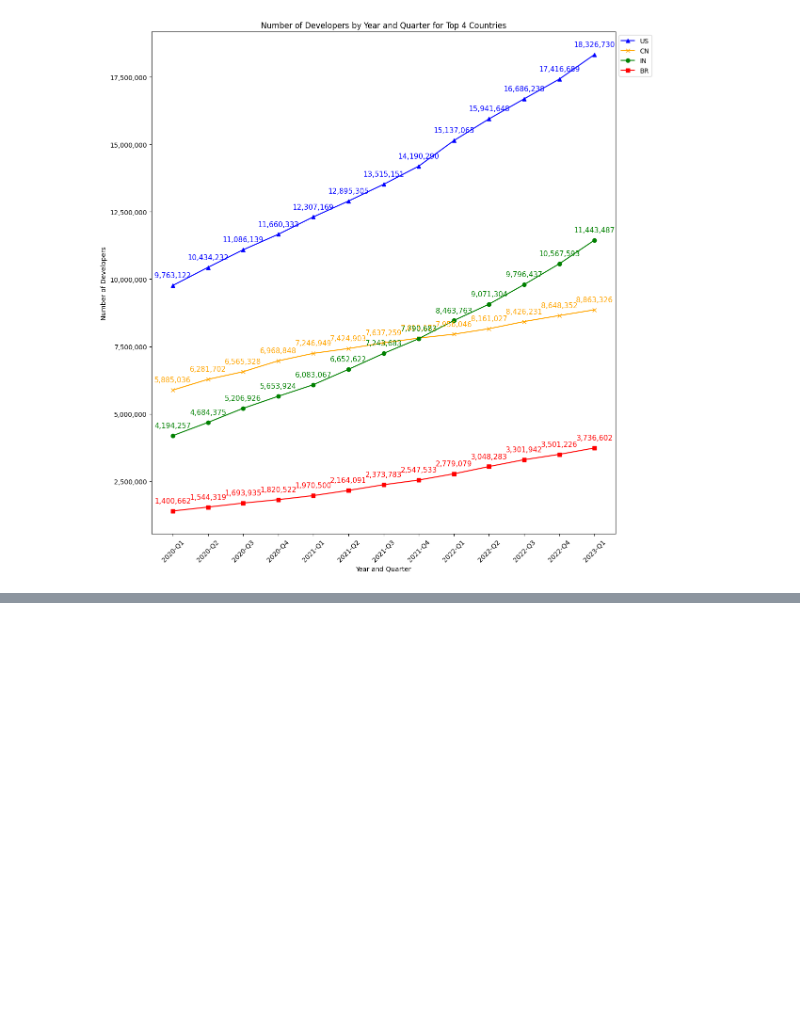
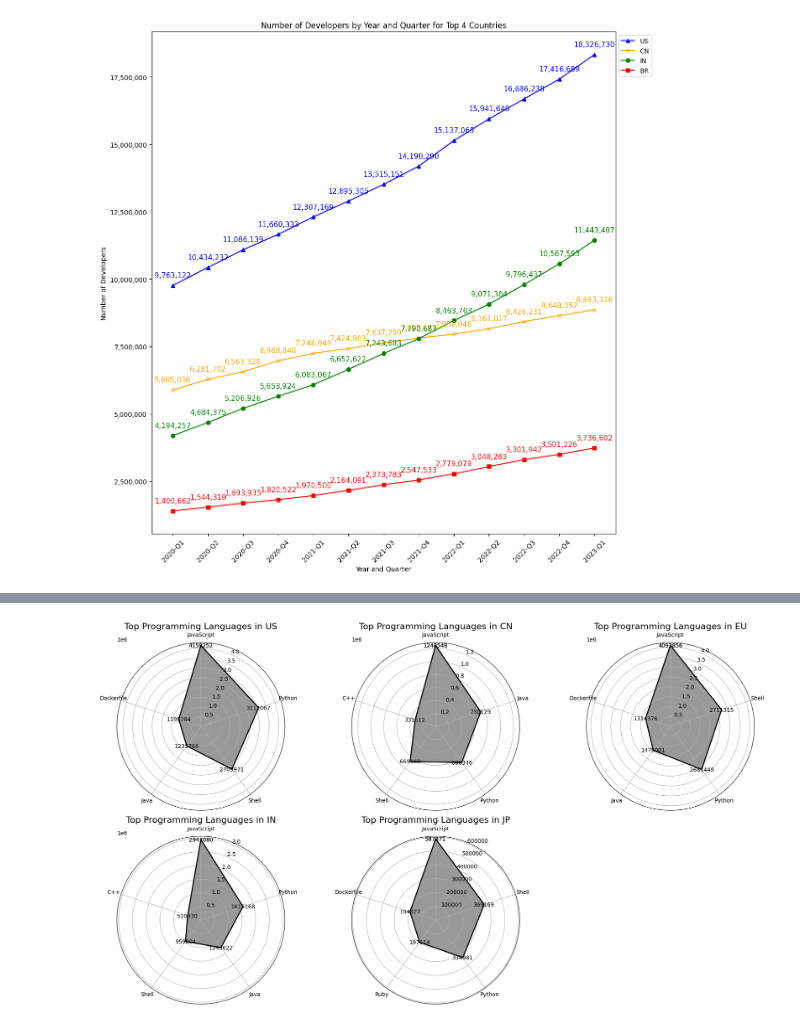
Before and after one commit to BarclayFu/INFSCI2415, a Jupyter notebook: Final_Report.ipynb, the cells around one changed output, grey strips where cells are left out. Drawn from its saved outputs; the diff is of its cells as text; code cells hidden in the pictures; blank space fills up the shorter version.

```diff
--- a/Final_Report.ipynb
+++ b/Final_Report.ipynb
@@ -57,0 +91,67 @@ plt.show()
+# %%
+import numpy as np
+from math import pi
+
+data3 = pd.read_csv('languages.csv')
+# Function to create a radar chart for the top languages in a given economy
+def create_radar_chart(ax, economy_data, title):
+    # Number of variables we're plotting.
+    num_vars = len(economy_data)
+
+    # Compute angle each bar is centered on:
+    angles = np.linspace(0, 2 * pi, num_vars, endpoint=False).tolist()
+    angles += angles[:1]  # Repeat the first value to close the circle
+
+    # The plot is made circular, so we need to "complete the loop"
+    values = economy_data['num_pushers'].tolist()
+    values += values[:1]
+
+    # Draw the outline of our data.
+    ax.set_theta_offset(pi / 2)
+    ax.set_theta_direction(-1)
+
+    # Draw one axe per variable and add labels
+    ax.set_xticks(angles[:-1])
+    ax.set_xticklabels(economy_data['language'])
+
+
+    # Plot data and fill with color
+    ax.plot(angles, values, color='black', linewidth=2, linestyle='solid')
+    ax.fill(angles, values, color='black', alpha=0.4)
+
+    # Add data labels at each point
+    for angle, value in zip(angles, values):
+        ax.text(angle, value, str(value), color='black', ha='center', va='center')
+
+
+    # Add a title with the economy name
+    ax.set_title(title, size=16, color='black', position=(0.5, 1.1))
+
+# Generate the radar charts for each economy
+# Create a 2x3 subplot grid
+fig, axes = plt.subplots(2, 3, figsize=(18, 10), subplot_kw=dict(polar=True))
+
+# Flatten the axes array for easy use
+axes = axes.flatten()
+
+# Iterate over economies and create a radar chart for each
+for i, economy in enumerate(major_economies):
+    # Filter the data for the current economy
+    economy_data = data3[(data3['iso2_code'] == economy) & (data3['language_type'] == 'programming')]
+    # Select the top 5 languages for the current economy
+    top_languages = economy_data.groupby('language')['num_pushers'].sum().nlargest(5).reset_index()
+    # Create the radar chart
+    create_radar_chart(axes[i], top_languages, 'Top Programming Languages in ' + economy)
+
+# Hide the unused subplot (if number of economies is not multiple of 3)
+if len(axes) > len(major_economies):
+    for i in range(len(major_economies), len(axes)):
+        fig.delaxes(axes[i])
+
+# Tight layout often produces nicer looking plots
+plt.tight_layout()
+
+# Show the plot
+plt.show()
+# %% [output]
+[figure, added]
```
Also changed, not shown: parts of 1 cell of this notebook.
